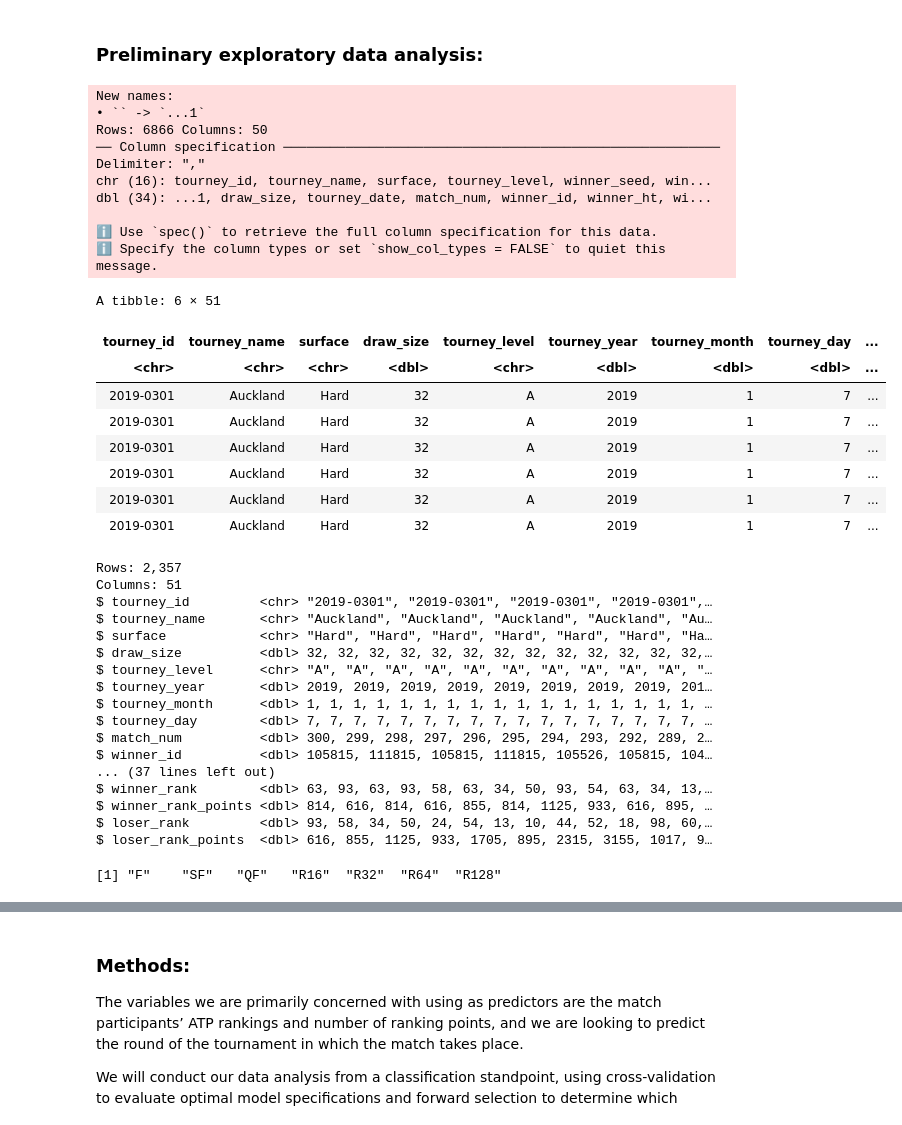
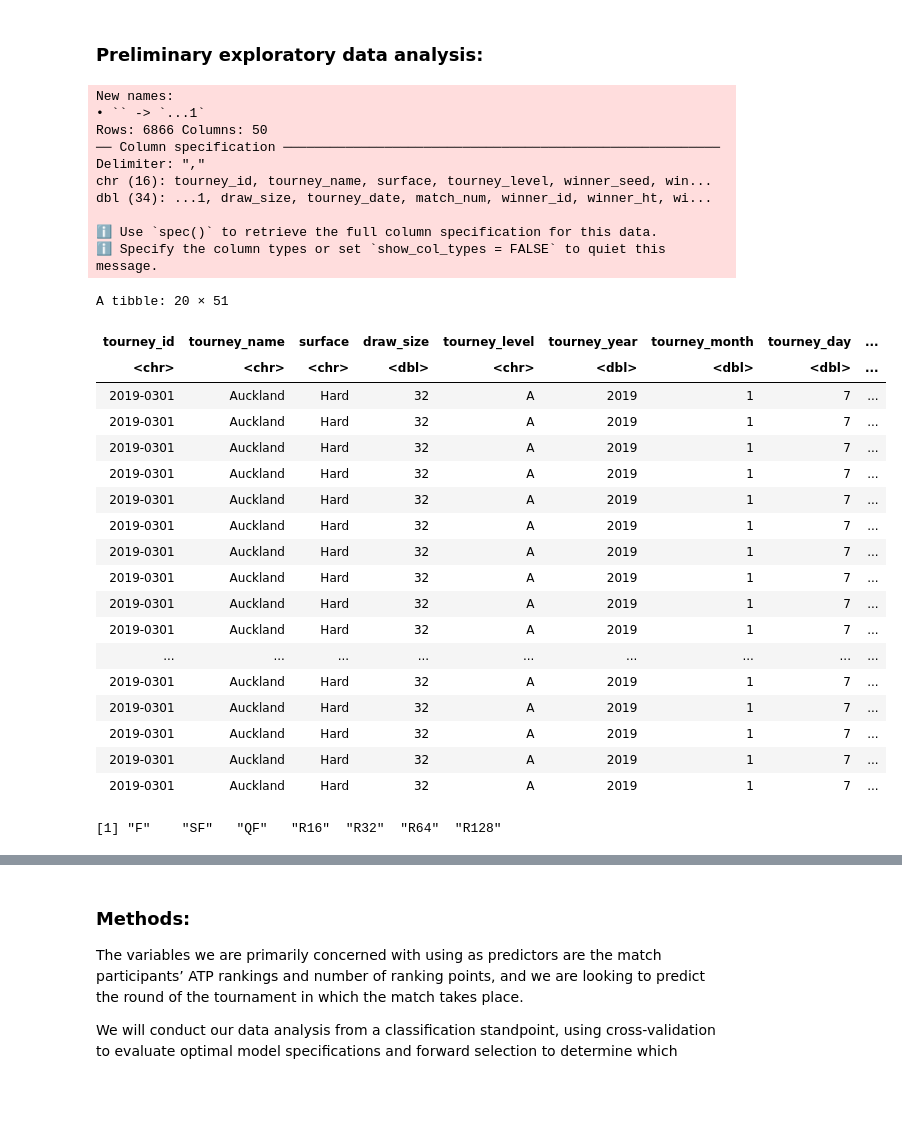
Before and after one commit to ben-westmore/dsci-100-2022w1-group-177, a Jupyter notebook: group177_proposal.ipynb, the cells around one changed output, grey strips where cells are left out. Saved outputs shown, nothing was run; the diff lists cells and outputs as text; code cells hidden in the pictures; blank space fills up the shorter version.

```diff
--- a/group177_proposal.ipynb
+++ b/group177_proposal.ipynb
@@ -24,57 +26,46 @@ tennis_data <- read_csv("https://raw.githubusercontent.com/ben-westmore/dsci-100
            tourney_month = as.double(substr(tourney_date, 5, 6)),
            tourney_day = as.double(substr(tourney_date, 7, 8))) |>
     filter(round != 'BR',
            round != 'RR',
            tourney_year == 2019) |>
     select(-1, -tourney_date)
 
 tennis_data <- tennis_data[, c(1:5, 49:51, 6:48)]
 
-head(tennis_data)
-glimpse(tennis_data)
+tennis_data$round <- factor(tennis_data$round, levels = c("F", "SF", "QF", "R16", "R32", "R64", "R128"))
 
-tennis_data$round <- factor(tennis_data$round, levels = c("F", "SF", "QF", "R16", "R32", "R64", "R128"))
+head(tennis_data, n = 20)
+# glimpse(tennis_data)
 levels(tennis_data$round)
-
-tennis_split <- initial_split(tennis_data, prop = 0.75, strata = round)
-tennis_train <- training(tennis_split)
-tennis_test <- testing(tennis_split)
 # %% [output]
 New names:
 • `` -> `...1`
 Rows: 6866 Columns: 50
 ── Column specification ────────────────────────────────────────────────────────
 Delimiter: ","
 chr (16): tourney_id, tourney_name, surface, tourney_level, winner_seed, win...
 dbl (34): ...1, draw_size, tourney_date, match_num, winner_id, winner_ht, wi...
 
 ℹ Use `spec()` to retrieve the full column specification for this data.
 ℹ Specify the column types or set `show_col_types = FALSE` to quiet this message.
-A tibble: 6 × 51
+A tibble: 20 × 51
 | tourney_id | tourney_name | surface | draw_size | tourney_level | tourney_year | tourney_month | tourney_day | ... |
 | <chr> | <chr> | <chr> | <dbl> | <chr> | <dbl> | <dbl> | <dbl> | ... |
 | 2019-0301 | Auckland | Hard | 32 | A | 2019 | 1 | 7 | ... |
 | 2019-0301 | Auckland | Hard | 32 | A | 2019 | 1 | 7 | ... |
 | 2019-0301 | Auckland | Hard | 32 | A | 2019 | 1 | 7 | ... |
 | 2019-0301 | Auckland | Hard | 32 | A | 2019 | 1 | 7 | ... |
 | 2019-0301 | Auckland | Hard | 32 | A | 2019 | 1 | 7 | ... |
 | 2019-0301 | Auckland | Hard | 32 | A | 2019 | 1 | 7 | ... |
+| 2019-0301 | Auckland | Hard | 32 | A | 2019 | 1 | 7 | ... |
+| 2019-0301 | Auckland | Hard | 32 | A | 2019 | 1 | 7 | ... |
+| 2019-0301 | Auckland | Hard | 32 | A | 2019 | 1 | 7 | ... |
+| 2019-0301 | Auckland | Hard | 32 | A | 2019 | 1 | 7 | ... |
+| ... | ... | ... | ... | ... | ... | ... | ... | ... |
+| 2019-0301 | Auckland | Hard | 32 | A | 2019 | 1 | 7 | ... |
+| 2019-0301 | Auckland | Hard | 32 | A | 2019 | 1 | 7 | ... |
+| 2019-0301 | Auckland | Hard | 32 | A | 2019 | 1 | 7 | ... |
+| 2019-0301 | Auckland | Hard | 32 | A | 2019 | 1 | 7 | ... |
+| 2019-0301 | Auckland | Hard | 32 | A | 2019 | 1 | 7 | ... |
-Rows: 2,357
-Columns: 51
-$ tourney_id         <chr> "2019-0301", "2019-0301", "2019-0301", "2019-0301",…
-$ tourney_name       <chr> "Auckland", "Auckland", "Auckland", "Auckland", "Au…
-$ surface            <chr> "Hard", "Hard", "Hard", "Hard", "Hard", "Hard", "Ha…
-$ draw_size          <dbl> 32, 32, 32, 32, 32, 32, 32, 32, 32, 32, 32, 32, 32,…
-$ tourney_level      <chr> "A", "A", "A", "A", "A", "A", "A", "A", "A", "A", "…
-$ tourney_year       <dbl> 2019, 2019, 2019, 2019, 2019, 2019, 2019, 2019, 201…
-$ tourney_month      <dbl> 1, 1, 1, 1, 1, 1, 1, 1, 1, 1, 1, 1, 1, 1, 1, 1, 1, …
-$ tourney_day        <dbl> 7, 7, 7, 7, 7, 7, 7, 7, 7, 7, 7, 7, 7, 7, 7, 7, 7, …
-$ match_num          <dbl> 300, 299, 298, 297, 296, 295, 294, 293, 292, 289, 2…
-$ winner_id          <dbl> 105815, 111815, 105815, 111815, 105526, 105815, 104…
-... (37 lines left out)
-$ winner_rank        <dbl> 63, 93, 63, 93, 58, 63, 34, 50, 93, 54, 63, 34, 13,…
-$ winner_rank_points <dbl> 814, 616, 814, 616, 855, 814, 1125, 933, 616, 895, …
-$ loser_rank         <dbl> 93, 58, 34, 50, 24, 54, 13, 10, 44, 52, 18, 98, 60,…
-$ loser_rank_points  <dbl> 616, 855, 1125, 933, 1705, 895, 2315, 3155, 1017, 9…
+[1] "F"    "SF"   "QF"   "R16"  "R32"  "R64"  "R128"
-[1] "F"    "SF"   "QF"   "R16"  "R32"  "R64"  "R128"
 # %%
```
Also changed, not shown: parts of 2 cells of this notebook.
